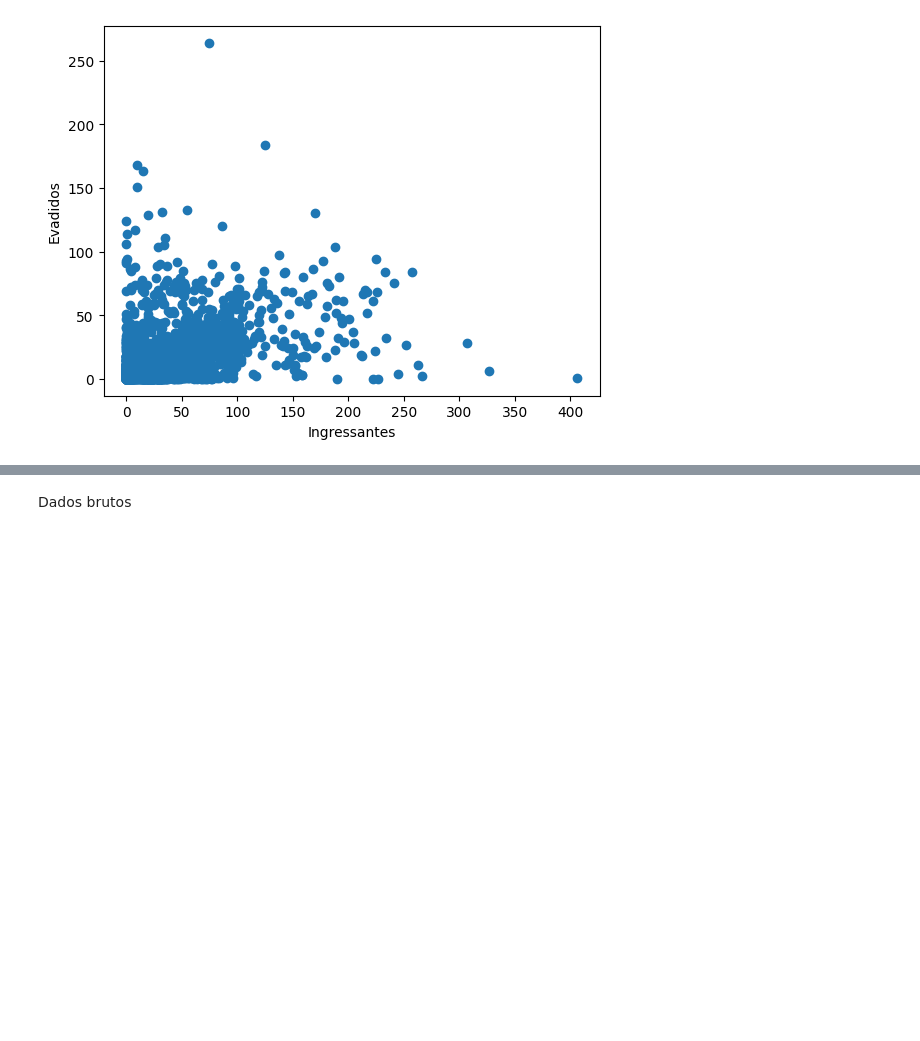
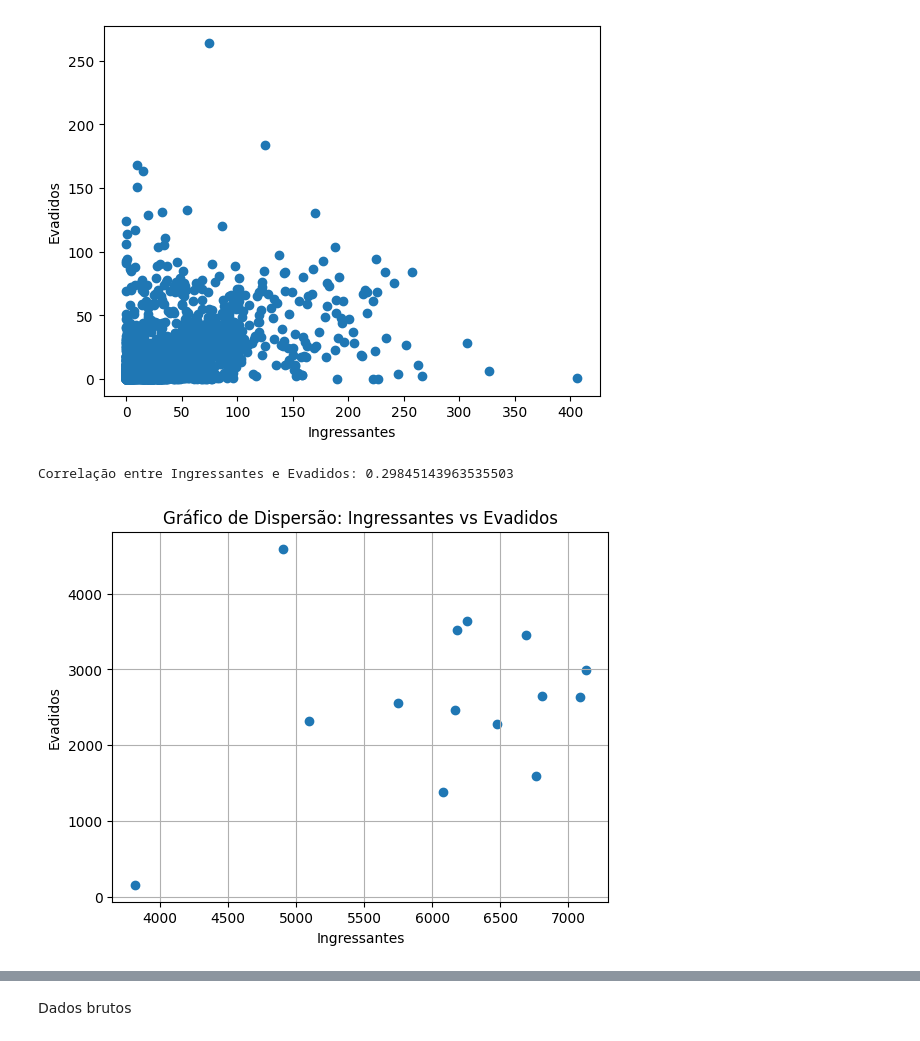
Before and after one commit to psicosleazy-dev/tcc, a Jupyter notebook: start_notebook.ipynb, the cells around one changed output, grey strips where cells are left out. Cells and saved outputs as stored; diff of their text form; code cells hidden in the pictures; blank space fills up the shorter version.

```diff
--- a/start_notebook.ipynb
+++ b/start_notebook.ipynb
@@ -46,3 +49,25 @@ plt.ylabel("Evadidos")
 plt.show()
 # %% [output]
 [figure]
+# %%
+dens_por_ano = df[["Ano","Ingressantes","Evadidos"]].groupby("Ano").sum()
+# %%
+# Calcular a correlação entre as colunas 'Ingressantes' e 'Evadidos'
+correlacao = dens_por_ano['Ingressantes'].corr(dens_por_ano['Evadidos'])
+
+print("Correlação entre Ingressantes e Evadidos:", correlacao)
+
+# Extrair as colunas de interesse para o gráfico de dispersão
+x = dens_por_ano['Ingressantes']
+y = dens_por_ano['Evadidos']
+
+# Plotar o gráfico de dispersão
+plt.scatter(x, y)
+plt.xlabel('Ingressantes')
+plt.ylabel('Evadidos')
+plt.title('Gráfico de Dispersão: Ingressantes vs Evadidos')
+plt.grid(True)
+plt.show()
+# %% [output]
+Correlação entre Ingressantes e Evadidos: 0.29845143963535503
+[figure, added]
```
Also changed, not shown: parts of 46 cells of this notebook, 2 other files.
